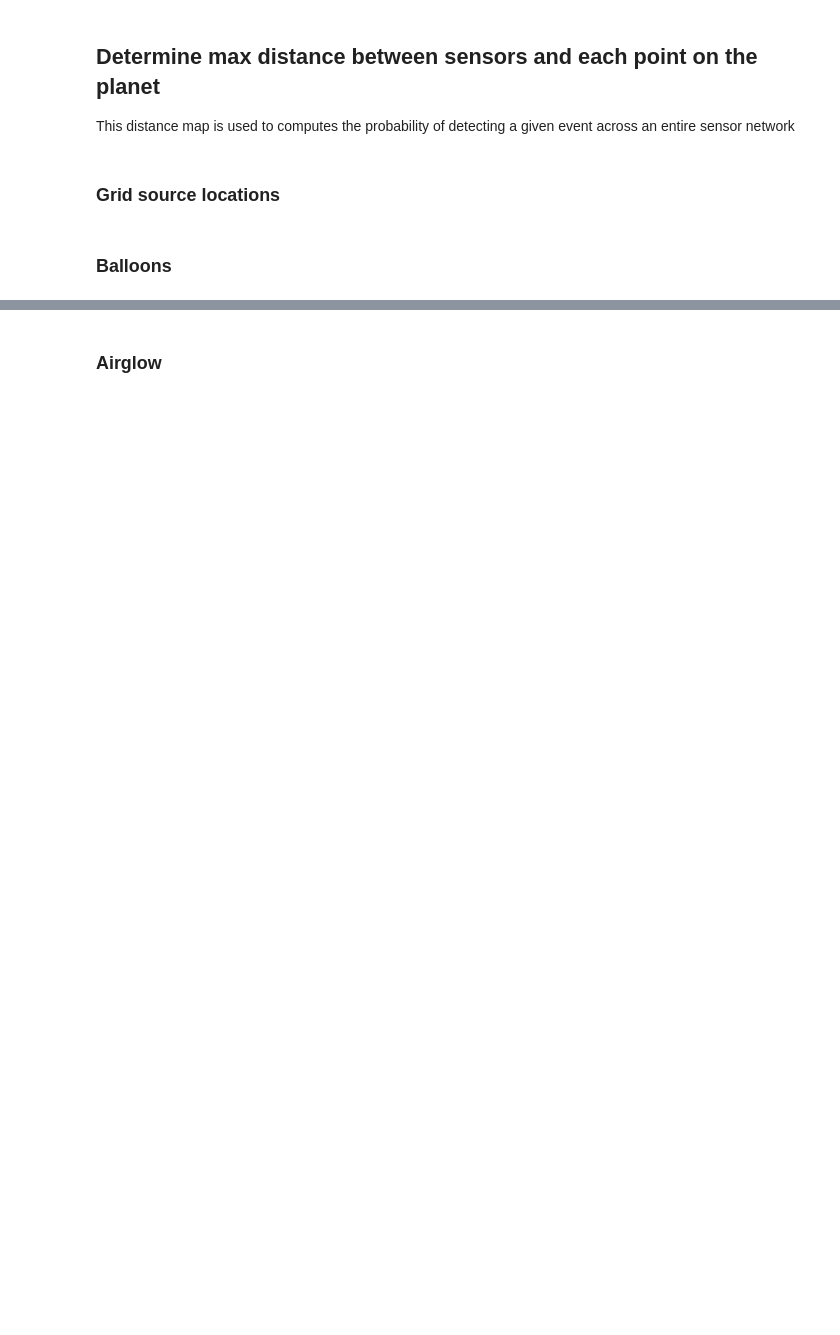
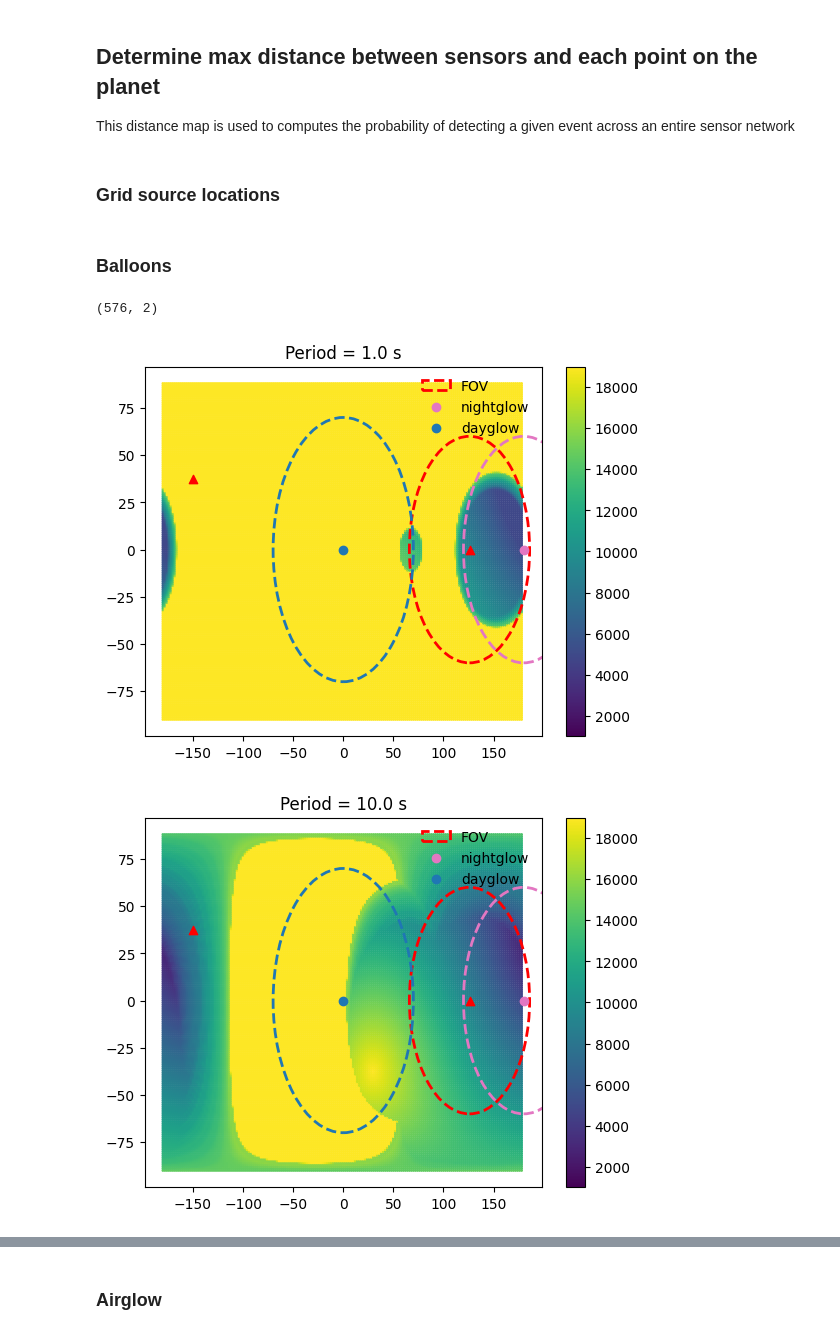
Before and after one commit to QuentinBrissaud/Venus_Detectability, a Jupyter notebook: compute_network_shapes.ipynb, the cells around one changed output, grey strips where cells are left out. Saved outputs shown, nothing was run; the diff lists cells and outputs as text; code cells hidden in the pictures; blank space fills up the shorter version.

```diff
--- a/compute_network_shapes.ipynb
+++ b/compute_network_shapes.ipynb
@@ -22,6 +37,10 @@ polys = cns.get_polys(LONS, LATS, dlon, R0=6052000)
 # %%
 reload(cns)
 
-dlon_stations = 5.
-lats, lons = np.arange(-90, 89, dlon/2.), np.arange(-180, 179, dlon)
-lats_stations, lons_stations, id_scenario, id_stat = cns.get_stations(lats, lons, offsets=[[2., 4.]], fixed_stations=dict())
+dlon_stations = 15.
+lats, lons = np.arange(-90, 89, dlon_stations/2.), np.arange(-180, 179, dlon_stations)
+dict_stations = dict(offsets=[], use_airglow=True, use_only_airglow=False, fixed_stations=dict(), add_velocity=True, vel_baloon=0.2, vel_imager=0.36)
+lats_stations, lons_stations, id_scenario, id_stat = cns.get_stations(lats, lons, **dict_stations)
+lats_stations.shape
+# %% [output]
+(576, 2)
@@ -30,0 +47,70 @@ max_dist = cns.get_max_dist(lats_stations, lons_stations, LATS, LONS, id_scenari
+# %%
+reload(cns)
+
+opt_dist = dict(s_cluster=100, use_airglow=True, which_stat_is_airglow=1, lon_0_airglow=dict(nightglow=180., dayglow=0.), radius_airglow=dict(nightglow=60., dayglow=70.), radius_view=60., airglow_considered=['nightglow','dayglow'])
+max_dist = dict()
+for period, f_alt_scaling_nightglow_period in f_alt_scaling_nightglow.items():
+    #f_alt_scaling = dict(nightglow=f_alt_scaling_nightglow_period, dayglow=f_alt_scaling_dayglow[period])
+    f_alt_scaling = dict(nightglow=f_alt_scaling_nightglow_period, dayglow=f_alt_scaling_nightglow_period)
+    max_dist_loc = cns.get_max_dist(lats_stations, lons_stations, LATS, LONS, id_scenario, id_stat, f_alt_scaling=f_alt_scaling, **opt_dist)
+    max_dist[period] = max_dist_loc.copy()
+# %%
+reload(cns)
+
+"""
+id = 85
+inds_loc = np.arange(lons_stations.size)[id:id+1]
+id_loc = 0
+radius_airglow = opt_dist['radius_airglow']
+radius_view = opt_dist['radius_view']
+ind_with_airglow = [0]
+lon0 = opt_dist['lon_0_airglow']
+
+id_ref_quake, all_id_scenarios, all_id_stat = np.meshgrid(np.arange(LONS.size), id_scenario[inds_loc], ind_with_airglow)
+shape_init_ref = id_ref_quake.shape
+id_ref_quake, all_id_scenarios, all_id_stat = id_ref_quake.ravel(), all_id_scenarios.ravel(), all_id_stat.ravel()
+
+new_lon, new_radius = cns.compute_intersections(all_id_scenarios*0+lon0, radius_airglow, lons_stations[all_id_scenarios, all_id_stat].ravel(), radius_view)
+#new_lon = lon0+np.sign(lons_stations[all_id_scenarios, all_id_stat].ravel())*radius_airglow+new_radius
+max_dist_emission_center = cns.haversine_distance(LONS[id_ref_quake], LATS[id_ref_quake], new_lon, LONS[id_ref_quake]*0.,)
+max_dist_emission_center -= new_radius*1e2*1e3
+max_dist_emission_center[max_dist_emission_center<0] = 0.
+max_dist_emission_center[new_radius<0] = 1e20
+max_dist_emission_center += f_alt_scaling(max_dist_emission_center/1e3)*1e3
+max_dist_emission_center[max_dist_emission_center<0] = 0.
+
+plt.figure()
+sc = plt.scatter(LONS, LATS, c=max_dist_emission_center.reshape(shape_init_ref)[id_loc,:,0], s=1)
+plt.colorbar(sc)
+plt.scatter(lons_stations[id,0], lats_stations[id,0], c='red', marker='^')
+circle = plt.Circle((lons_stations[id,0], lats_stations[id,0]), opt_dist['radius_view'], edgecolor='red', ls='--', facecolor='none', linewidth=2)
+plt.gca().add_artist(circle)
+plt.scatter(opt_dist['lon_0_airglow'], 0., c='pink', marker='o')
+circle = plt.Circle((opt_dist['lon_0_airglow'], 0.), opt_dist['radius_airglow'], edgecolor='pink', ls='--', facecolor='none', linewidth=2)
+plt.gca().add_artist(circle)
+plt.title(new_radius)
+#plt.plot(lons_emission, lats_emission, color='pink', lw=2., ls='--')
+"""
+
+id = 65
+vmin, vmax = 1e3, 19e3
+for period, max_dist_loc in max_dist.items():
+    plt.figure()
+    sc = plt.scatter(LONS, LATS, c=max_dist_loc[id,:]/1e3, s=1, vmin=vmin, vmax=vmax)
+    plt.colorbar(sc)
+    plt.scatter(lons_stations[id,:], lats_stations[id,:], c='red', marker='^')
+    circle = plt.Circle((lons_stations[id,-1], lats_stations[id,-1]), opt_dist['radius_view'], edgecolor='red', ls='--', facecolor='none', linewidth=2, label='FOV')
+    plt.gca().add_artist(circle)
+
+    colors = dict(dayglow='tab:blue', nightglow='tab:pink')
+    for airglow, lon0 in opt_dist['lon_0_airglow'].items():
+        radius = opt_dist['radius_airglow'][airglow]
+        plt.scatter(lon0, 0., marker='o', label=airglow, color=colors[airglow])
+        circle = plt.Circle((lon0, 0.), radius, edgecolor=colors[airglow], ls='--', facecolor='none', linewidth=2,)
+        plt.gca().add_artist(circle)
+
+    plt.title(f'Period = {period} s')
+    plt.legend(frameon=False)
+# %% [output]
+[figure, added]
+[figure, added]
```
Also changed, not shown: parts of 9 cells of this notebook, 2 other files.
